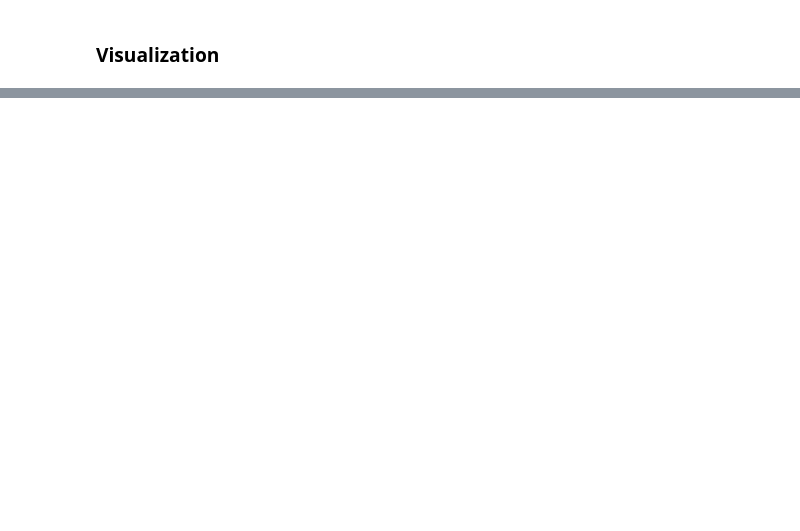
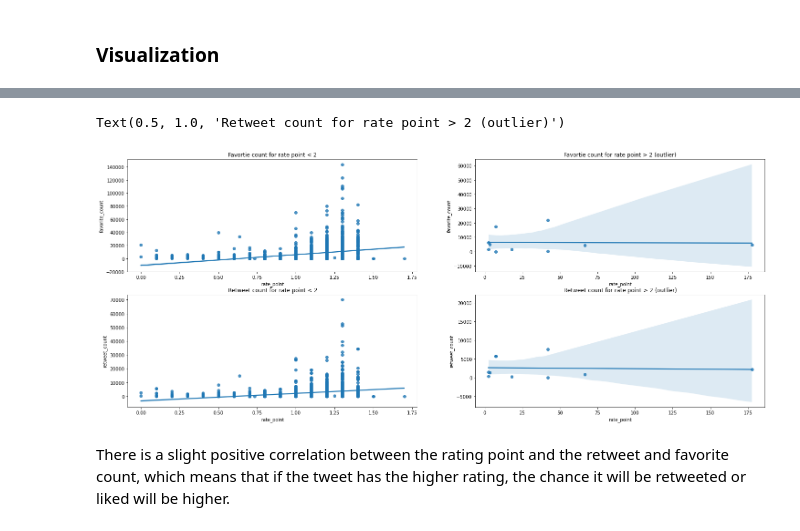
Before and after one commit to minhtutruong712/Data-wrangling---WeRateDogs---Udacity-, a Jupyter notebook: wrangle_act.ipynb, the cells around one changed output, grey strips where cells are left out. Saved outputs shown, nothing was run; the diff lists cells and outputs as text; code cells hidden in the pictures; blank space fills up the shorter version.

Commit message:
Visualization done

```diff
--- a/wrangle_act.ipynb
+++ b/wrangle_act.ipynb
@@ -567,0 +640,5 @@ master.head()
+# %%
+# create rate point column
+master_1 = master.drop_duplicates('tweet_id')
+master_1['rate_point'] = master_1['rating_numerator']/master_1['rating_denominator']
+master_1['rate_point']
@@ -567,0 +662,25 @@ master.head()
+# %%
+# create fig and add subplot
+fix = plt.figure(figsize=(25,10))
+ax1 = plt.subplot(2,2,1)
+ax2 = plt.subplot(2,2,2)
+ax3 = plt.subplot(2,2,3)
+ax4 = plt.subplot(2,2,4)
+
+# regplot
+sb.regplot(data=master_1[master_1.rate_point<2], x='rate_point',y='favorite_count', fit_reg=True, ax=ax1)
+ax1.set_title('Favortie count for rate point < 2')
+
+sb.regplot(data=master_1[master_1.rate_point<2], x='rate_point',y='retweet_count', fit_reg=True, ax=ax3)
+ax3.set_title('Retweet count for rate point < 2')
+
+sb.regplot(data=master_1[master_1.rate_point>2], x='rate_point',y='favorite_count', fit_reg=True, ax=ax2)
+ax2.set_title('Favortie count for rate point > 2 (outlier)')
+
+sb.regplot(data=master_1[master_1.rate_point>2], x='rate_point',y='retweet_count', fit_reg=True, ax=ax4)
+ax4.set_title('Retweet count for rate point > 2 (outlier)')
+# %% [output]
+Text(0.5, 1.0, 'Retweet count for rate point > 2 (outlier)')
+[figure, added]
+# %% [markdown]
+There is a slight positive correlation between the rating point and the retweet and favorite count, which means that if the tweet has the higher rating, the chance it will be retweeted or liked will be higher.
```
Also changed, not shown: parts of 21 cells of this notebook.
